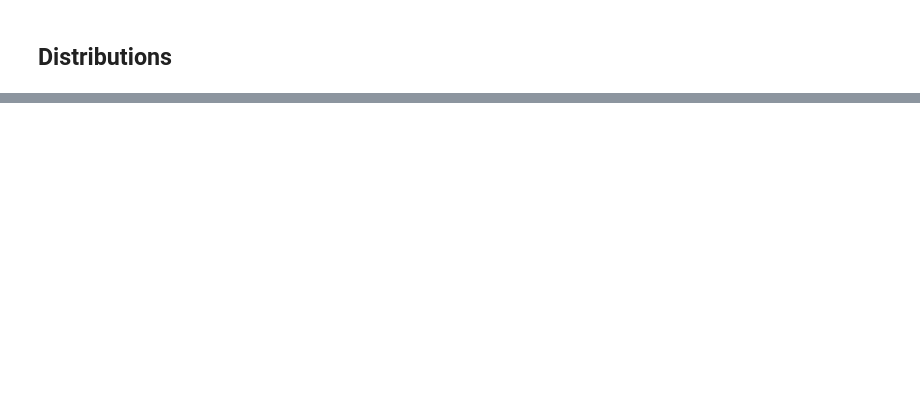
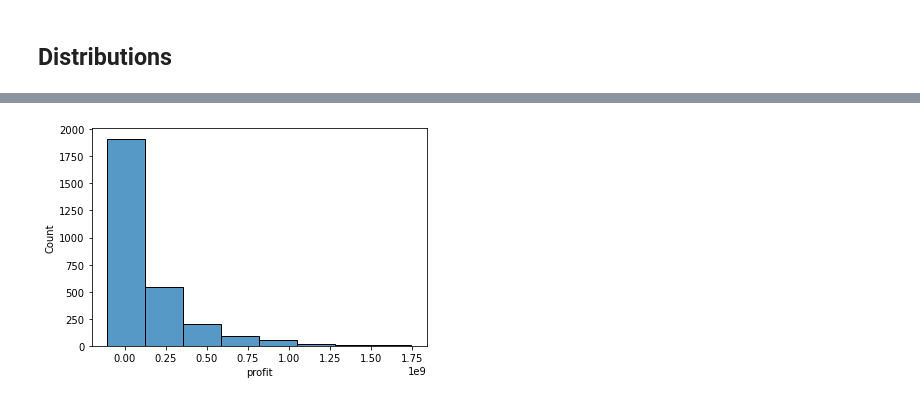
Before and after one commit to Otim135/group3-phase2-project, a Jupyter notebook: ipynbs/Moses.ipynb, the cells around one changed output, grey strips where cells are left out. Cells and saved outputs as stored; diff of their text form; code cells hidden in the pictures; blank space fills up the shorter version.

```diff
--- a/ipynbs/Moses.ipynb
+++ b/ipynbs/Moses.ipynb
@@ -438 +514,6 @@ fig.show()
+# %%
+fig, ax = plt.subplots()
+sns.histplot(data=df_movies, x="profit", bins=8);
+# %% [output]
+[figure, added]
 # %%
```
Also changed, not shown: parts of 26 cells of this notebook.
